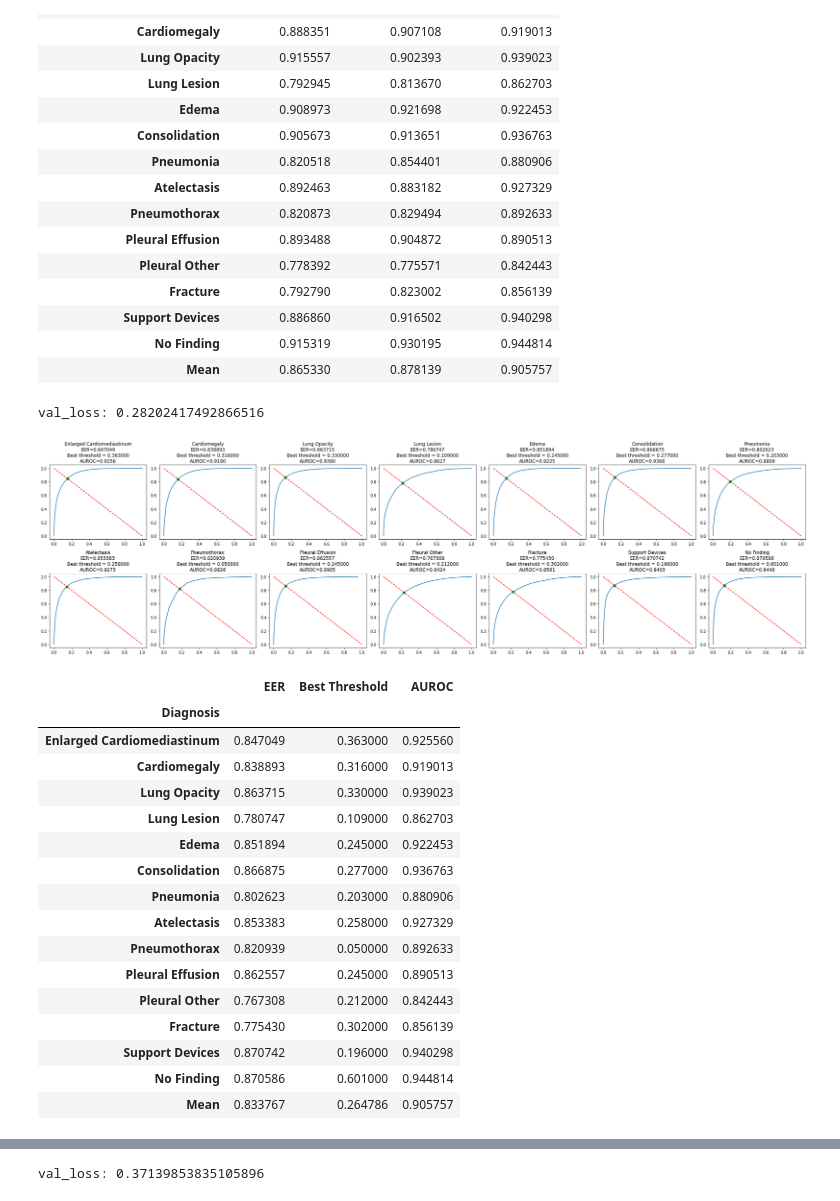
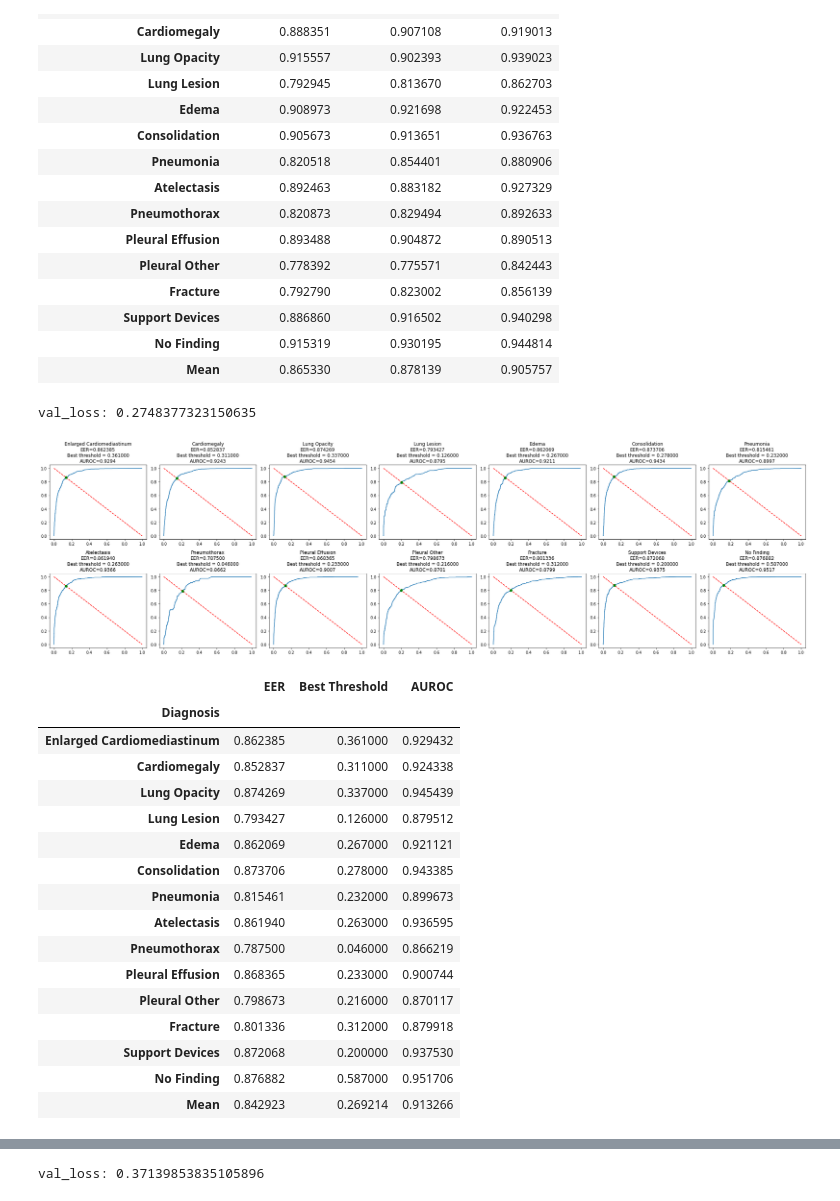
Before and after one commit to pjumruspun/chest-xray-report-gen, a Jupyter notebook: text_generation/pretrain_encoder.ipynb, the cells around one changed output, grey strips where cells are left out. Saved outputs shown, nothing was run; the diff lists cells and outputs as text; code cells hidden in the pictures.

```diff
--- a/text_generation/pretrain_encoder.ipynb
+++ b/text_generation/pretrain_encoder.ipynb
@@ -538,6 +531,14 @@ result_df
 | No Finding | 0.915319 | 0.930195 | 0.944814 |
 | Mean | 0.865330 | 0.878139 | 0.905757 |
 # %%
+def val_model(model_path):
+    checkpoint = torch.load(model_path)
+    encoder = checkpoint['encoder']
+    val_preds, val_ground_truth = predict_eval(encoder, val_loader, loss_fn)
+    df = plot_roc(val_preds, val_ground_truth)
+    df.loc['Mean'] = df.mean()
+    return df
+
 def test_model(model_path):
     checkpoint = torch.load(model_path)
     encoder = checkpoint['encoder']
@@ -545,23 +546,25 @@ def test_model(model_path):
     df = plot_roc(test_preds, test_ground_truth)
     df.loc['Mean'] = df.mean()
     return df
-# %% [output]
-val_loss: 0.28202417492866516
-[figure, removed]
-|  | EER | Best Threshold | AUROC |
-| Diagnosis |  |  |  |
-| Enlarged Cardiomediastinum | 0.847049 | 0.363000 | 0.925560 |
-| Cardiomegaly | 0.838893 | 0.316000 | 0.919013 |
-| Lung Opacity | 0.863715 | 0.330000 | 0.939023 |
-| Lung Lesion | 0.780747 | 0.109000 | 0.862703 |
-| Edema | 0.851894 | 0.245000 | 0.922453 |
-| Consolidation | 0.866875 | 0.277000 | 0.936763 |
-| Pneumonia | 0.802623 | 0.203000 | 0.880906 |
-| Atelectasis | 0.853383 | 0.258000 | 0.927329 |
-| Pneumothorax | 0.820939 | 0.050000 | 0.892633 |
-| Pleural Effusion | 0.862557 | 0.245000 | 0.890513 |
-| Pleural Other | 0.767308 | 0.212000 | 0.842443 |
-| Fracture | 0.775430 | 0.302000 | 0.856139 |
-| Support Devices | 0.870742 | 0.196000 | 0.940298 |
-| No Finding | 0.870586 | 0.601000 | 0.944814 |
-| Mean | 0.833767 | 0.264786 | 0.905757 |
+# %%
+val_model('weights/pretrained_encoder/pretrained_enc_epoch_5_2022-03-08_15-43-47.540586.pth.tar')
+# %% [output]
+val_loss: 0.2748377323150635
+[figure, added]
+|  | EER | Best Threshold | AUROC |
+| Diagnosis |  |  |  |
+| Enlarged Cardiomediastinum | 0.862385 | 0.361000 | 0.929432 |
+| Cardiomegaly | 0.852837 | 0.311000 | 0.924338 |
+| Lung Opacity | 0.874269 | 0.337000 | 0.945439 |
+| Lung Lesion | 0.793427 | 0.126000 | 0.879512 |
+| Edema | 0.862069 | 0.267000 | 0.921121 |
+| Consolidation | 0.873706 | 0.278000 | 0.943385 |
+| Pneumonia | 0.815461 | 0.232000 | 0.899673 |
+| Atelectasis | 0.861940 | 0.263000 | 0.936595 |
+| Pneumothorax | 0.787500 | 0.046000 | 0.866219 |
+| Pleural Effusion | 0.868365 | 0.233000 | 0.900744 |
+| Pleural Other | 0.798673 | 0.216000 | 0.870117 |
+| Fracture | 0.801336 | 0.312000 | 0.879918 |
+| Support Devices | 0.872068 | 0.200000 | 0.937530 |
+| No Finding | 0.876882 | 0.587000 | 0.951706 |
+| Mean | 0.842923 | 0.269214 | 0.913266 |
```
Also changed, not shown: parts of 10 cells of this notebook, 7 other files.
